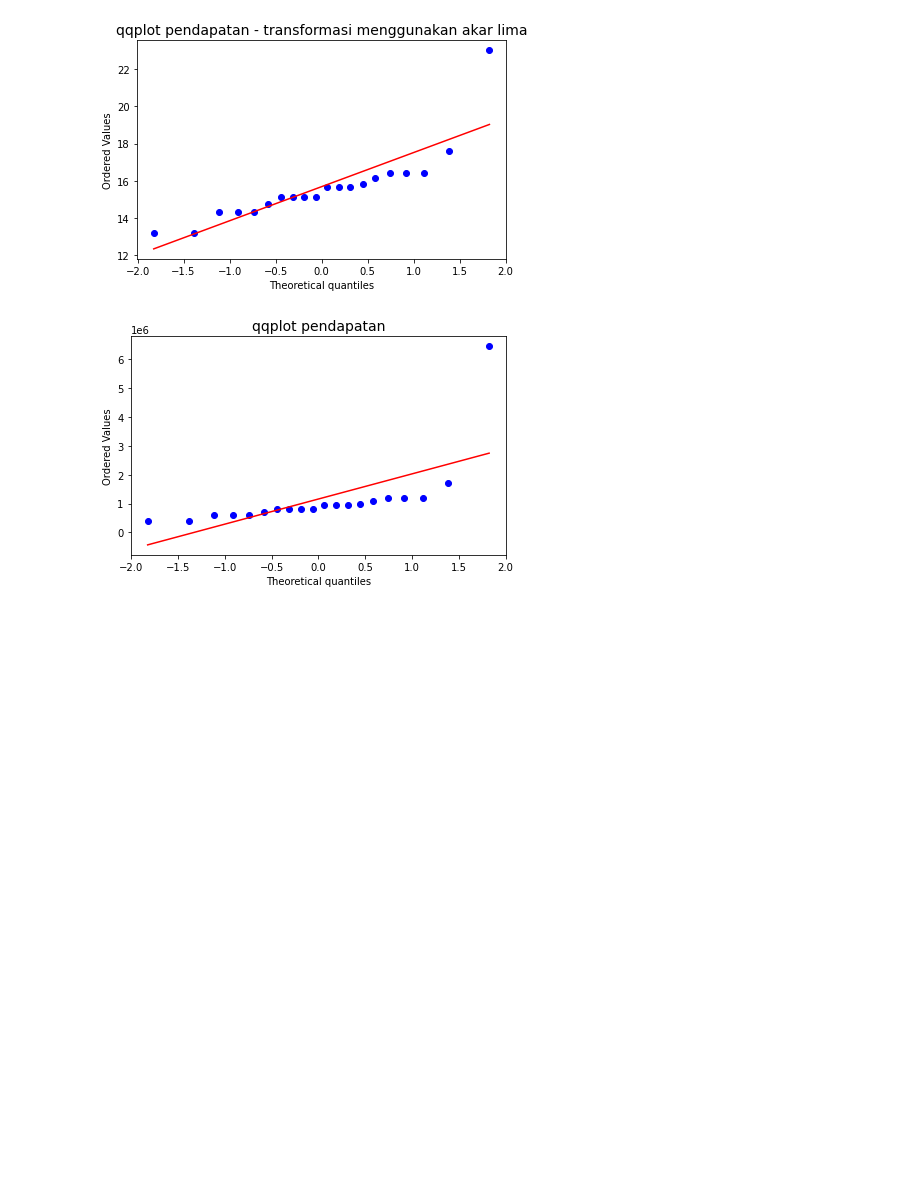
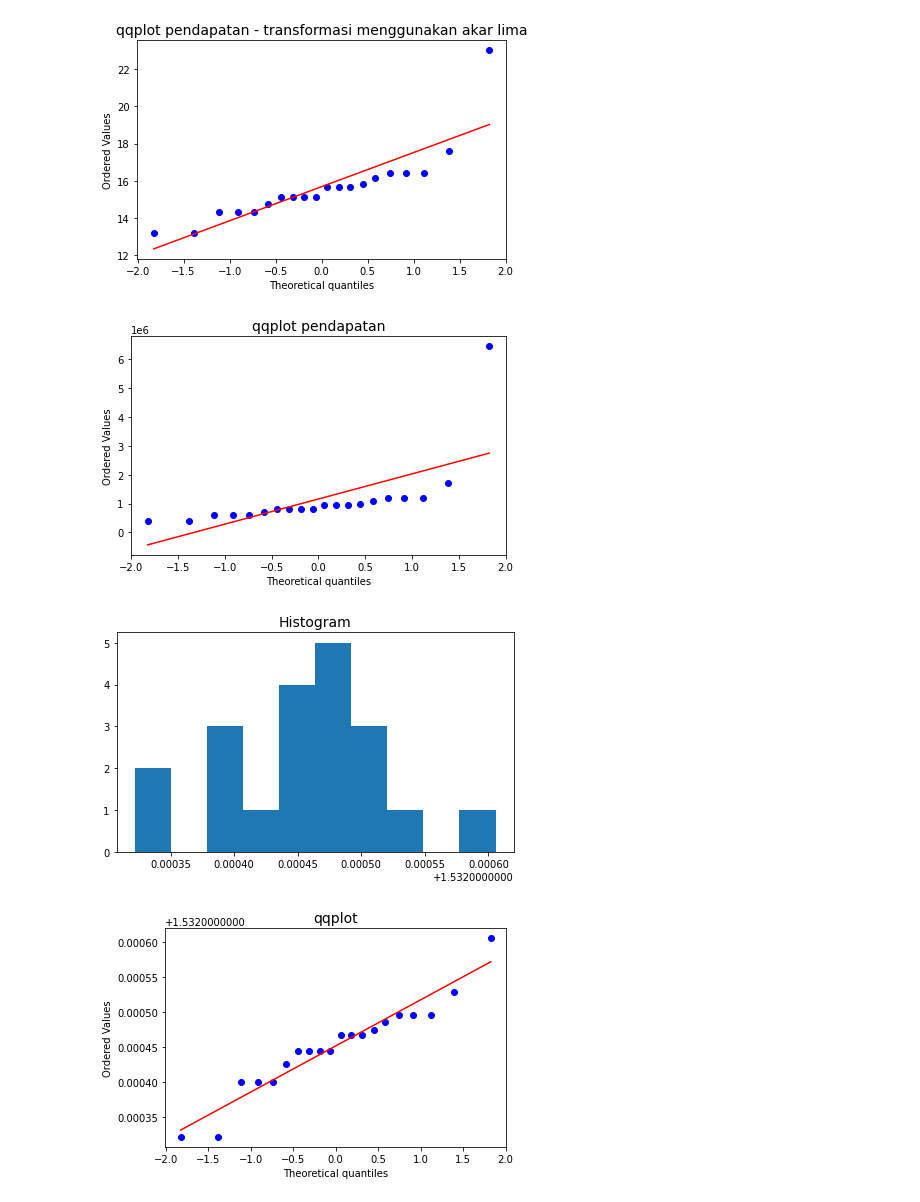
Before and after one commit to Iwanplayground/PROYEK-KECIL2AN, a Jupyter notebook: stat_usepy.ipynb, the cells around one changed output. Cells and saved outputs as stored; diff of their text form; code cells hidden in the pictures; blank space fills up the shorter version.

Commit message:
menamatkan stat using py 2

```diff
--- a/stat_usepy.ipynb
+++ b/stat_usepy.ipynb
@@ -171,3 +175,22 @@ plt.tight_layout()
 plt.show()
 # %% [output]
 [figure]
+# %%
+hasil, _ = stats.boxcox(df['Pendapatan'])
+
+plt.figure()
+# Histogram
+plt.hist(hasil)
+plt.title('Histogram', size=14)
+plt.tight_layout()
+plt.show()
+
+plt.figure()
+# QQPlot
+stats.probplot(hasil, plot=plt)
+plt.title('qqplot', size=14)
+plt.tight_layout()
+plt.show()
+# %% [output]
+[figure, added]
+[figure, added]
```
Also changed, not shown: parts of 19 cells of this notebook.
